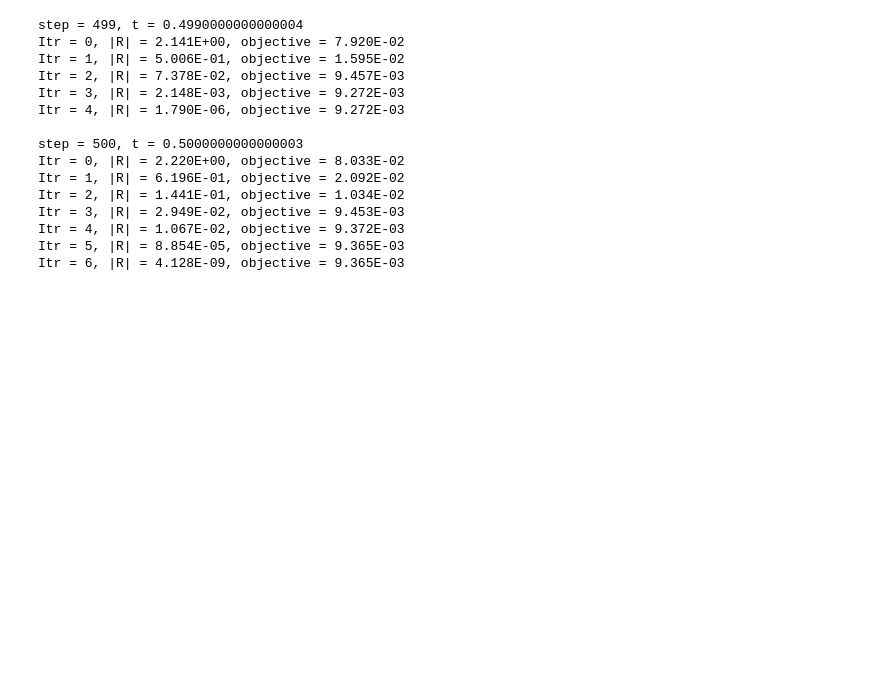
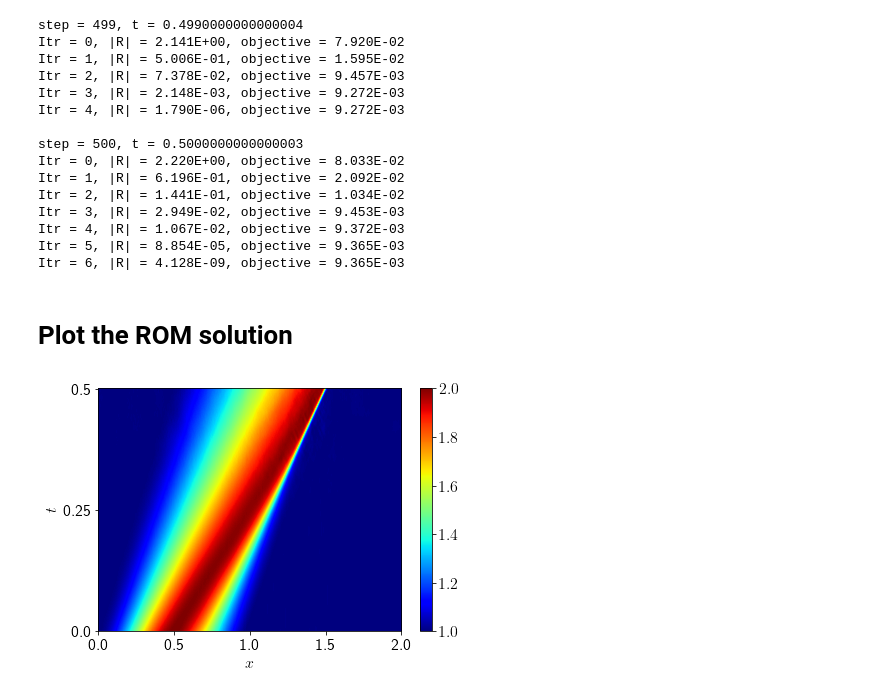
Before and after one commit to peiyichen1995/NM-ROM, a Jupyter notebook: NM_ROM_intrusive/solve.ipynb, the cells around one changed output. Cells and saved outputs as stored; diff of their text form; code cells hidden in the pictures; blank space fills up the shorter version.

```diff
--- a/NM_ROM_intrusive/solve.ipynb
+++ b/NM_ROM_intrusive/solve.ipynb
@@ -233,7 +237,7 @@ def local_residual(dofs,JxW,test,grad_test,ut,ut_old,dt):
 # %%
 def objective(ur, ur_old, dt, params):
-    ut = model().apply(params, ur, method=VAE.decode)
-    ut_old = model().apply(params, ur_old, method=VAE.decode)
+    ut = surrogate().apply(params, ur, method=NRBS.decode)
+    ut_old = surrogate().apply(params, ur_old, method=NRBS.decode)
     local_res = jax.vmap(local_residual, in_axes=(0,0,None,0,None,None,None), out_axes=0)(dof_map,JxW,test,grad_test,ut,ut_old,dt)
     r = jnp.sum(local_res,axis=0)
     return 0.5*jnp.dot(r,r)
@@ -291,24 +299,18 @@ u0_expr = Expression(
     "x[0] < 1 ? 1+A*(sin(2*pi*x[0]-pi/2)+1) : 1", degree=1, A=A)
 u0.interpolate(u0_expr)
 
-ur0 = model().apply(params, u0.vector().get_local(), method=VAE.encode)
+ur0 = surrogate().apply(params, u0.vector().get_local(), method=NRBS.encode)
 ur = ur0
-
-def residual_helper(ur, ur_old, params):
-    return np.array(residual(ur, ur_old, params))
-
-def jacobian_helper(ur, ur_old, params):
-    return np.array(jacobian(ur, ur_old, params))
-
 
 i = 0
 t = t_start
-u_approx = []
+dt = 0.001
+u_approx = [surrogate().apply(params, ur0, method=NRBS.decode)]
 while t < t_final:
     i, t, ur = solve_step(i, t, ur, dt, nl_max_its=20, ATOL=1e-9)
     if i % 2 == 0:
         display.clear_output(wait=True)
-    u_approx.append(model().apply(params, ur, method=VAE.decode))
+    u_approx.append(surrogate().apply(params, ur, method=NRBS.decode))
 u_approx = np.array(u_approx)
 # %% [output]
 step = 499, t = 0.4990000000000004
@@ -326,18 +328,29 @@ Itr = 3, |R| = 2.949E-02, objective = 9.453E-03
 Itr = 4, |R| = 1.067E-02, objective = 9.372E-03
 Itr = 5, |R| = 8.854E-05, objective = 9.365E-03
 Itr = 6, |R| = 4.128E-09, objective = 9.365E-03
+# %% [markdown]
+# Plot the ROM solution
 # %%
 fig, ax = plt.subplots()
-im = ax.imshow(u_ref.T, vmin=1, vmax=2, cmap='jet')
+im = ax.imshow(u_approx, vmin=1, vmax=2, cmap='jet')
 cb_ref = fig.colorbar(im)
-ax.set_xlabel("$t$")
-ax.set_ylabel("$x$")
-ax.set_xticks(np.linspace(0, time_steps, 3))
-ax.set_xticklabels(np.linspace(t_start, t_final, 3))
-ytick_loc = np.linspace(0, V.dim() - 1, 3).astype(int)
-ax.set_yticks(ytick_loc)
-ax.set_yticklabels(V.tabulate_dof_coordinates()[ytick_loc, 0])
+
+ax.set_xlabel("$x$")
+ax.set_xlim(N-1, 0)
+xtick_loc = np.linspace(0, N - 1, 5, dtype=int)
+ax.set_xticks(xtick_loc)
+ax.set_xticklabels(X[xtick_loc])
+
+ax.set_ylabel("$t$")
+ax.set_ylim(0, t_steps)
+ax.set_yticks(np.linspace(0, t_steps - 1, 3))
+ax.set_yticklabels(np.linspace(t_start, t_final, 3))
+
 ax.set_aspect("auto")
+
 plt.tight_layout(pad=0)
-plt.savefig(fig_dir + "nu_" + str(nu) + "_sol_ref.png")
+plt.savefig(fig_dir + "nu_" + str(nu) + "_sol_n_" + str(n)+".png")
+plt.show()
 plt.close()
+# %% [output]
+[figure, added]
```
Also changed, not shown: parts of 34 cells of this notebook, 17 other files.
